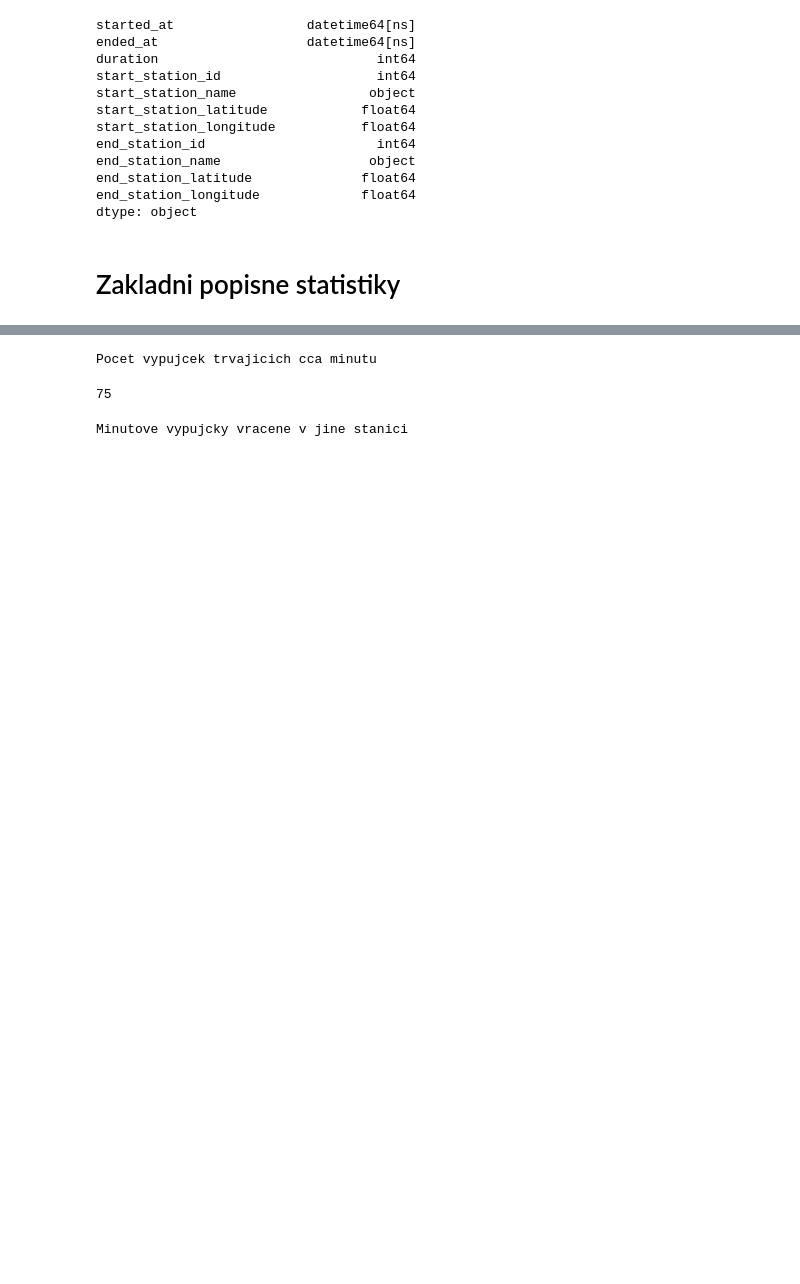
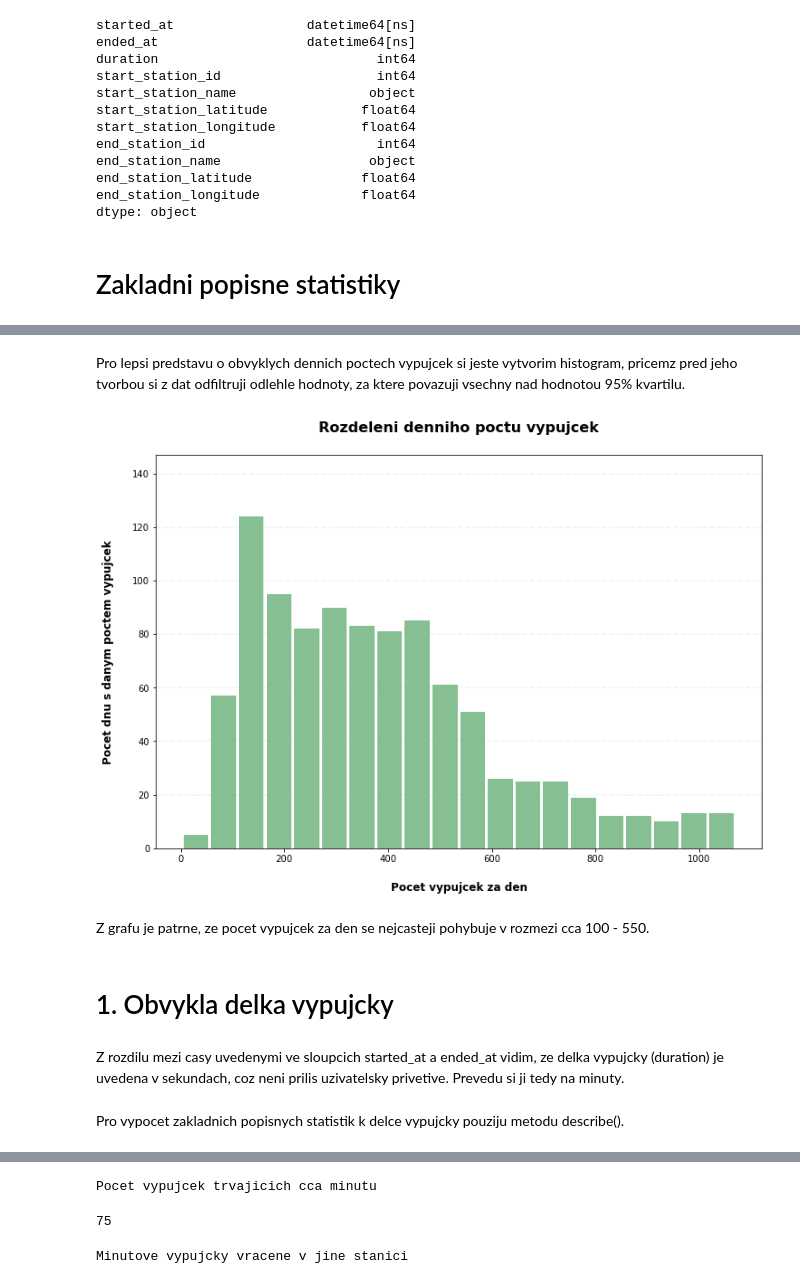
Before and after one commit to xpisp11/Pandas_project, a Jupyter notebook: Projekt.ipynb, the cells around one changed output, grey strips where cells are left out. Saved outputs shown, nothing was run; the diff lists cells and outputs as text; code cells hidden in the pictures; blank space fills up the shorter version.

```diff
--- a/Projekt.ipynb
+++ b/Projekt.ipynb
@@ -172,0 +179,29 @@ Delka jedne vypujcky
+# %% [markdown]
+Pro lepsi predstavu o obvyklych dennich poctech vypujcek si jeste vytvorim histogram, pricemz pred jeho tvorbou si z dat odfiltruji odlehle hodnoty, za ktere povazuji vsechny nad hodnotou 95% kvartilu.
+# %%
+# Priprava dat, tj. vyfiltrovani odlehlych hodnot
+p = np.percentile(daily_df, 95)
+daily_filtered = daily_df[daily_df['daily_count'] <= p]
+
+# Tvorba histogramu
+fig, ax = plt.subplots(figsize=(12,8))
+daily_filtered.hist(bins=20, ax=ax, color='#86bf91', grid=False, zorder=2, rwidth=0.9)
+ax.set_xlabel("Pocet vypujcek za den", labelpad=20, weight='bold', size=12)
+ax.set_ylabel("Pocet dnu s danym poctem vypujcek", labelpad=20, weight='bold', size=12)
+ax.set_title("Rozdeleni denniho poctu vypujcek", fontsize=16, weight='bold', pad=25)
+#ax.set_ylim(0, 225)
+
+# Pridani cerchovanych vodorovnych car
+vals = ax.get_yticks()
+for tick in vals:
+    ax.axhline(y=tick, linestyle='dashed', alpha=0.8, color='#eeeeee', zorder=1)
+
+plt.show()
+# %% [output]
+[figure, added]
+# %% [markdown]
+Z grafu je patrne, ze pocet vypujcek za den se nejcasteji pohybuje v rozmezi cca 100 - 550.
+# %% [markdown]
+# 1. Obvykla delka vypujcky
+# %% [markdown]
+Z rozdilu mezi casy uvedenymi ve sloupcich started_at a ended_at vidim, ze delka vypujcky (duration) je uvedena v sekundach, coz neni prilis uzivatelsky privetive. Prevedu si ji tedy na minuty.
@@ -172,0 +211,2 @@ Delka jedne vypujcky
+# %% [markdown]
+Pro vypocet zakladnich popisnych statistik k delce vypujcky pouziju metodu describe().
```
Also changed, not shown: parts of 98 cells of this notebook.
